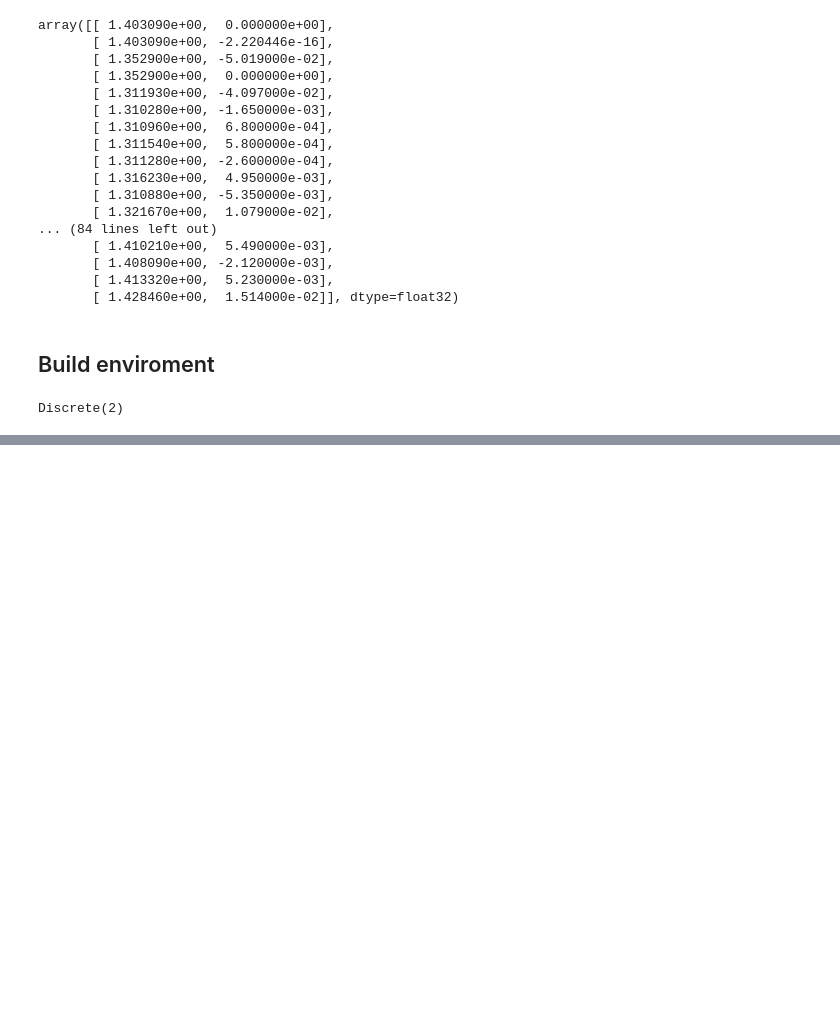
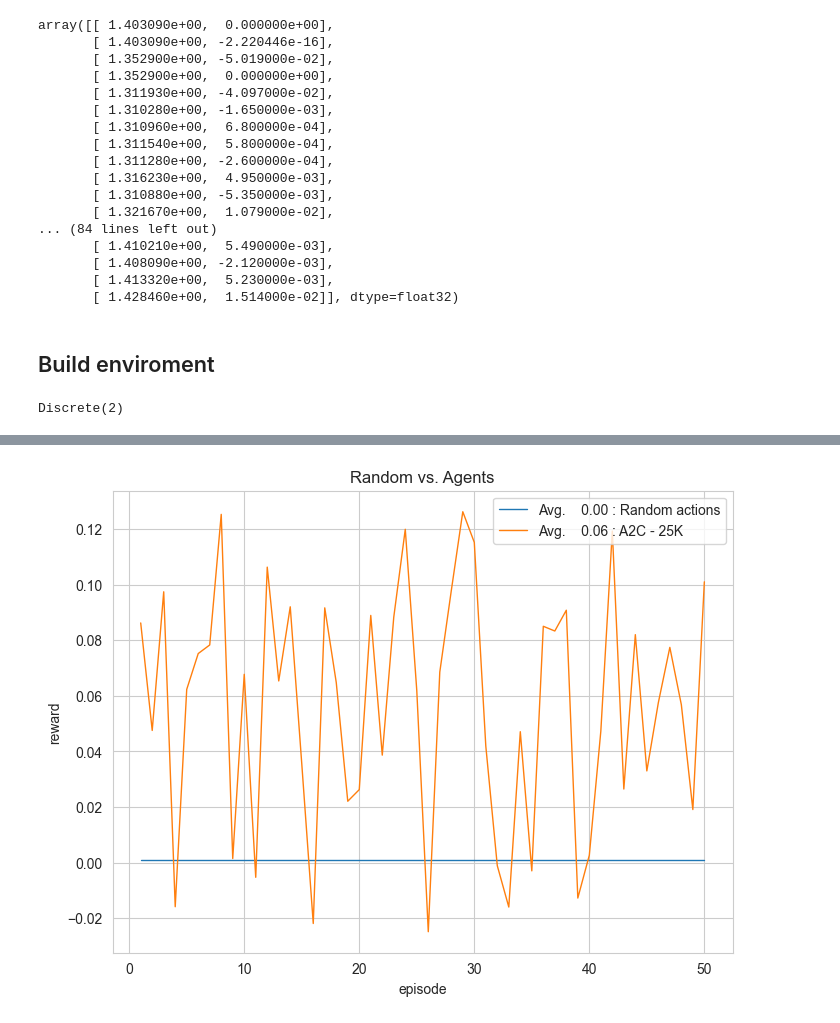
Before and after one commit to jkwiatk1/XTB_Trading, a Jupyter notebook: EURUSD_analysis.ipynb, the cells around one changed output, grey strips where cells are left out. Drawn from its saved outputs; the diff is of its cells as text; code cells hidden in the pictures; blank space fills up the shorter version.

Commit message:
Create agent and run env

```diff
--- a/EURUSD_analysis.ipynb
+++ b/EURUSD_analysis.ipynb
@@ -214,0 +234,23 @@ array([[ 1.403090e+00,  0.000000e+00],
+# %%
+class ProgressBarCallback(BaseCallback):
+
+    def __init__(self, check_freq: int, verbose: int = 1):
+        super().__init__(verbose)
+        self.check_freq = check_freq
+
+    def _on_training_start(self) -> None:
+        """
+        This method is called before the first rollout starts.
+        """
+        self.progress_bar = tqdm(total=self.model._total_timesteps, desc="model.learn()")
+
+    def _on_step(self) -> bool:
+        if self.n_calls % self.check_freq == 0:
+            self.progress_bar.update(self.check_freq)
+        return True
+
+    def _on_training_end(self) -> None:
+        """
+        This event is triggered before exiting the `learn()` method.
+        """
+        self.progress_bar.close()
@@ -218,0 +396,19 @@ Discrete(2)
+# %%
+data = pd.DataFrame(plot_data)
+
+sns.set_style('whitegrid')
+plt.figure(figsize=(8, 6))
+
+for key in plot_data:
+    if key == 'x':
+        continue
+    label = plot_settings[key]['label']
+    line = plt.plot('x', key, data=data, linewidth=1, label=label)
+
+plt.xlabel('episode')
+plt.ylabel('reward')
+plt.title('Random vs. Agents')
+plt.legend()
+plt.show()
+# %% [output]
+[figure, added]
```
Also changed, not shown: parts of 5 cells of this notebook.
